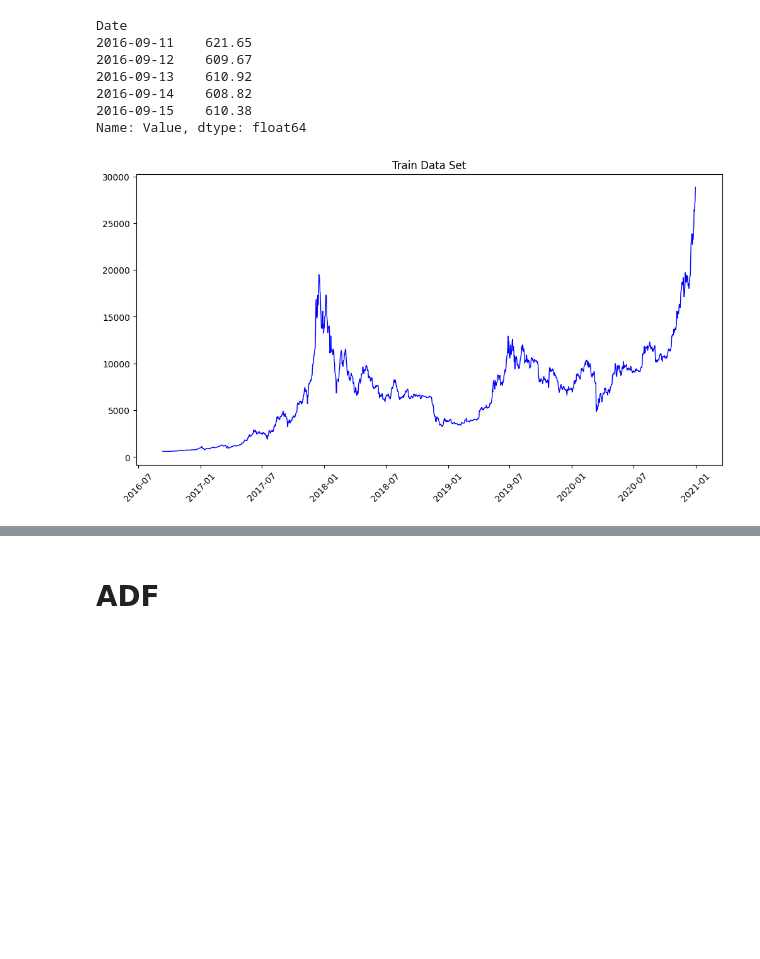
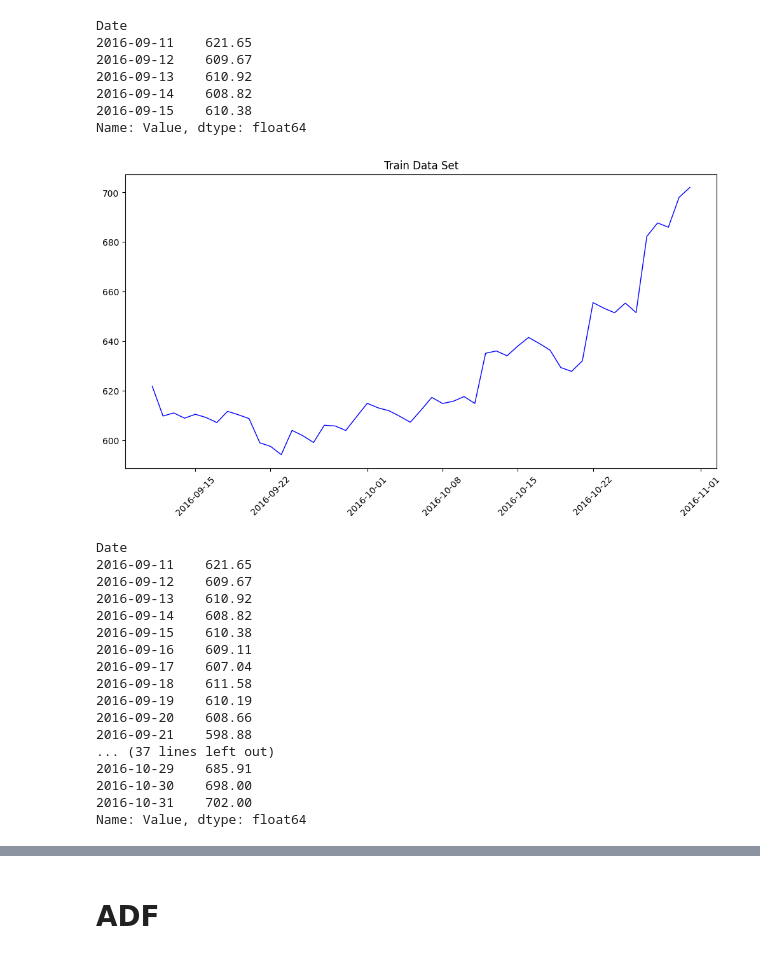
Before and after one commit to AidCheng/MCM-C, a Jupyter notebook: problem_c.ipynb, the cells around one changed output, grey strips where cells are left out. Drawn from its saved outputs; the diff is of its cells as text; code cells hidden in the pictures; blank space fills up the shorter version.

```diff
--- a/problem_c.ipynb
+++ b/problem_c.ipynb
@@ -68,15 +67,32 @@ Date
 Name: Value, dtype: float64
 # %%
 # 划分训练集 / 测试集
-train = sub.loc['2016':'2020']
-pred = sub.loc['2020':'2021']
+train = sub.loc['2016-09':'2016-10']
+pred = sub.loc['2016-10':'2022']
 # 查看训练集的时间 / 数据
 plt.figure(figsize=(12,6))
 plt.plot(train, linewidth = 1, color= 'b')
 plt.title("Train Data Set")
 plt.xticks(rotation = 45)
 plt.show()
 # %% [output]
-[figure, old version]
+[figure, new version]
+Date
+2016-09-11    621.65
+2016-09-12    609.67
+2016-09-13    610.92
+2016-09-14    608.82
+2016-09-15    610.38
+2016-09-16    609.11
+2016-09-17    607.04
+2016-09-18    611.58
+2016-09-19    610.19
+2016-09-20    608.66
+2016-09-21    598.88
+... (37 lines left out)
+2016-10-29    685.91
+2016-10-30    698.00
+2016-10-31    702.00
+Name: Value, dtype: float64
 # %%
  # 差分
```
Also changed, not shown: parts of 17 cells of this notebook.
